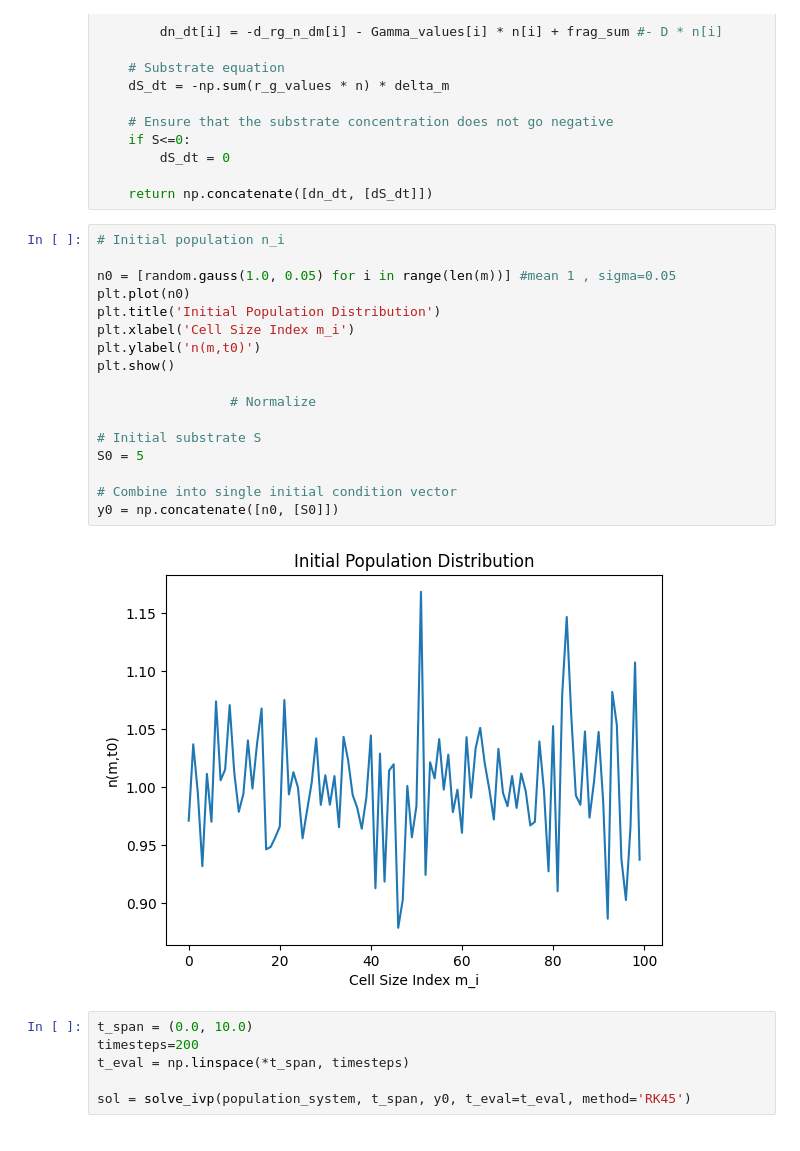
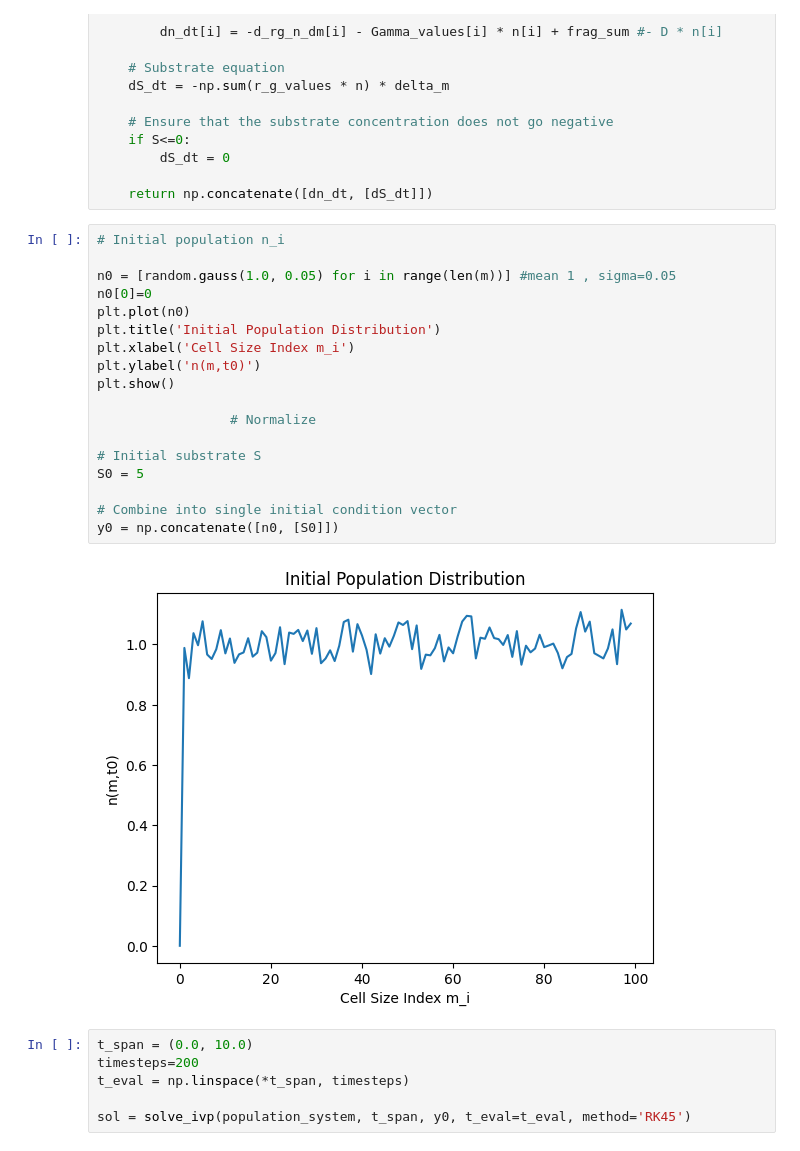
Before and after one commit to therealtoby1/Master, a Jupyter notebook: Cell_growth_integro_diff.ipynb, the cells around one changed output. Cells and saved outputs as stored; diff of their text form.

```diff
--- a/Cell_growth_integro_diff.ipynb
+++ b/Cell_growth_integro_diff.ipynb
@@ -125,22 +125,23 @@ def population_system (t,y):
 # %%
 # Initial population n_i
 
 n0 = [random.gauss(1.0, 0.05) for i in range(len(m))] #mean 1 , sigma=0.05
+n0[0]=0
 plt.plot(n0)
 plt.title('Initial Population Distribution')
 plt.xlabel('Cell Size Index m_i')
 plt.ylabel('n(m,t0)')
 plt.show()
 
                  # Normalize
 
 # Initial substrate S
 S0 = 5
 
 # Combine into single initial condition vector
 y0 = np.concatenate([n0, [S0]])
 # %% [output]
-[figure, old version]
+[figure, new version]
 # %%
 t_span = (0.0, 10.0)
 timesteps=200
```
Also changed, not shown: parts of 5 cells of this notebook.
